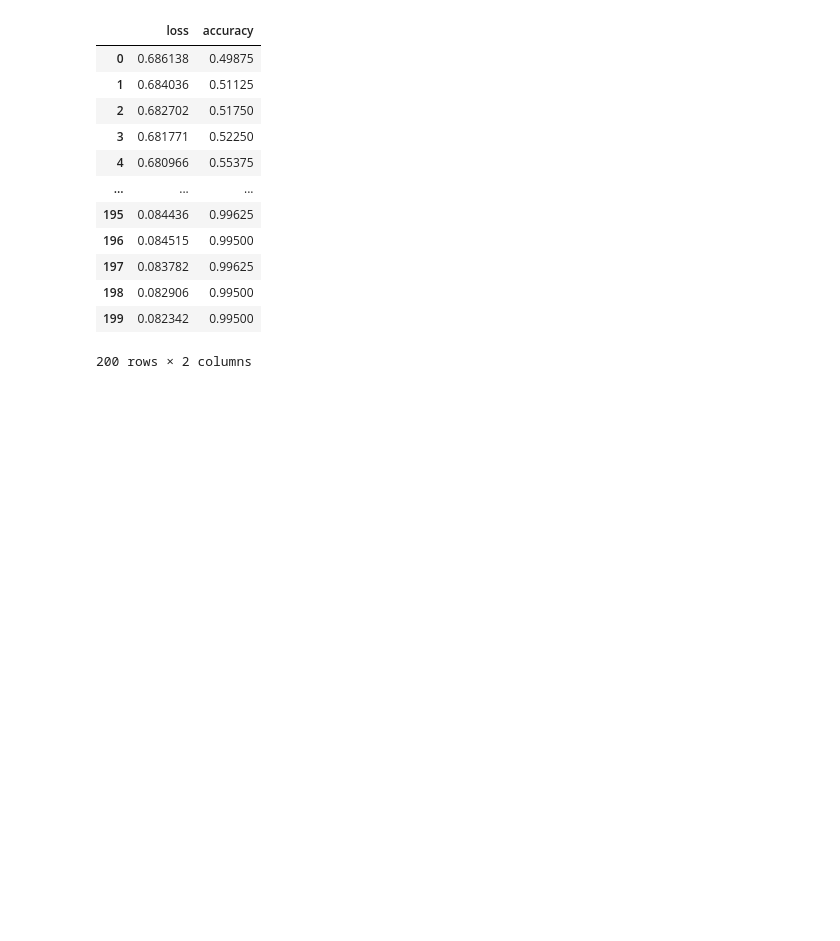
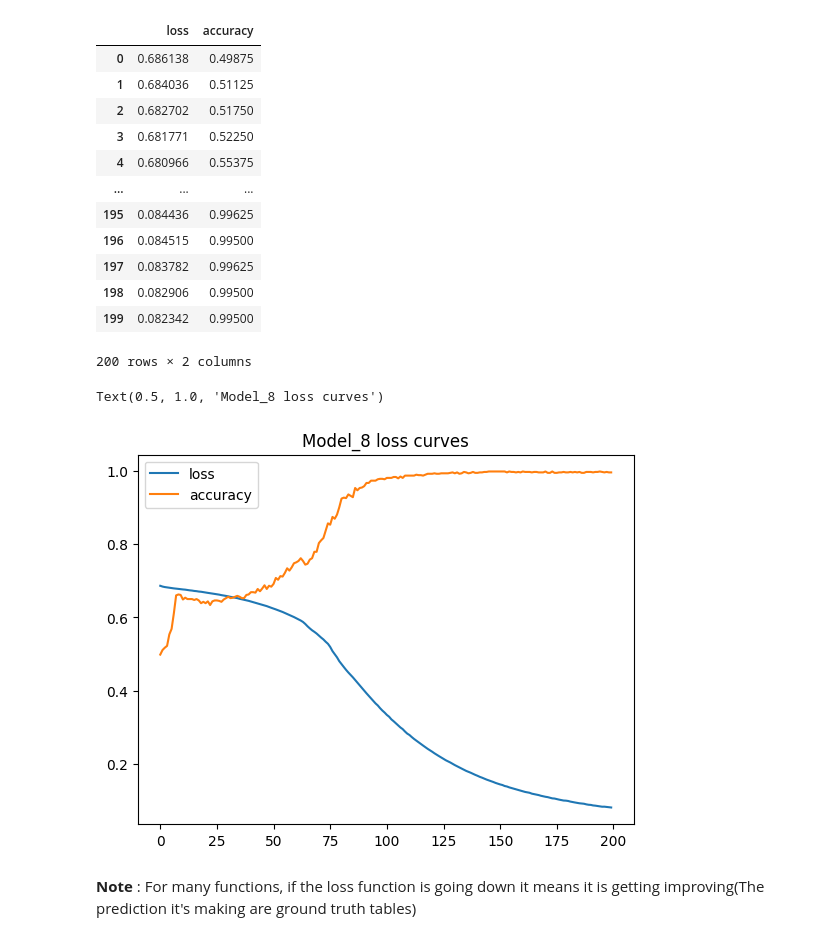
Before and after one commit to iamchenchu/Deep-Learnig-with-TensorFlow, a Jupyter notebook: 02_neural_network_classification_with_tensorflow.ipynb, the cells around one changed output. Drawn from its saved outputs; the diff is of its cells as text; code cells hidden in the pictures; blank space fills up the shorter version.

```diff
--- a/02_neural_network_classification_with_tensorflow.ipynb
+++ b/02_neural_network_classification_with_tensorflow.ipynb
@@ -771,3 +771,12 @@ pd.DataFrame(history.history)
 | 198 | 0.082906 | 0.99500 |
 | 199 | 0.082342 | 0.99500 |
 200 rows × 2 columns
+# %%
+# Plot the loss cureves
+pd.DataFrame(history.history).plot()
+plt.title("Model_8 loss curves")
+# %% [output]
+Text(0.5, 1.0, 'Model_8 loss curves')
+[figure, added]
+# %% [markdown]
+**Note** : For many functions, if the loss function is going down it means it is getting improving(The prediction it's making are ground truth tables)
```
